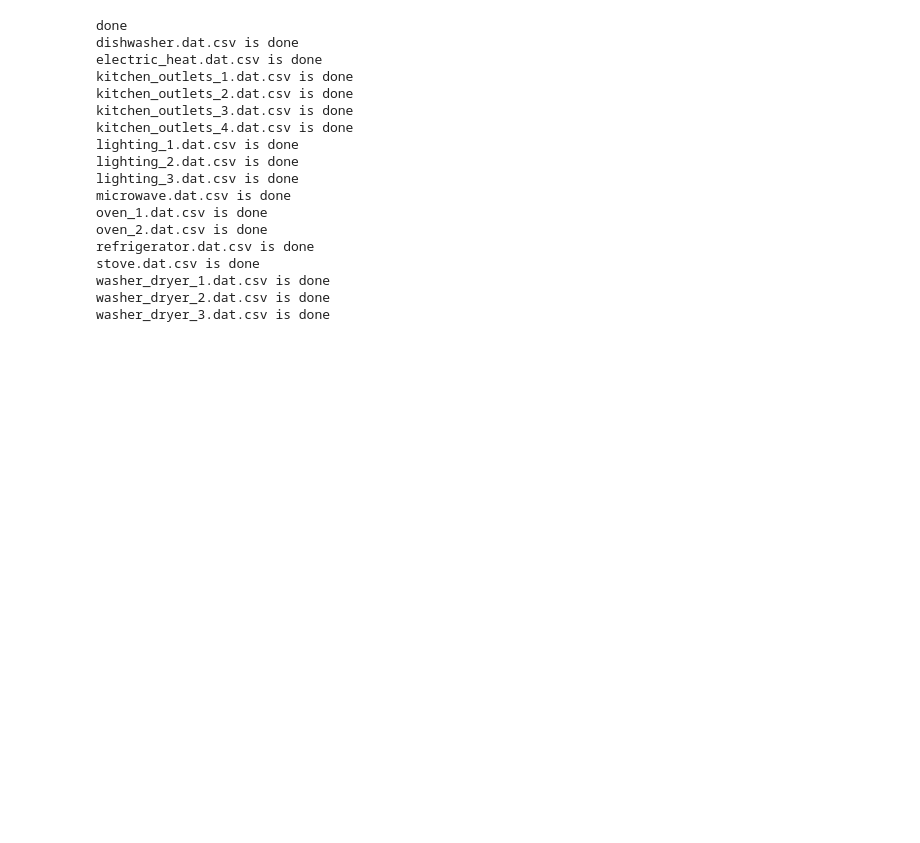
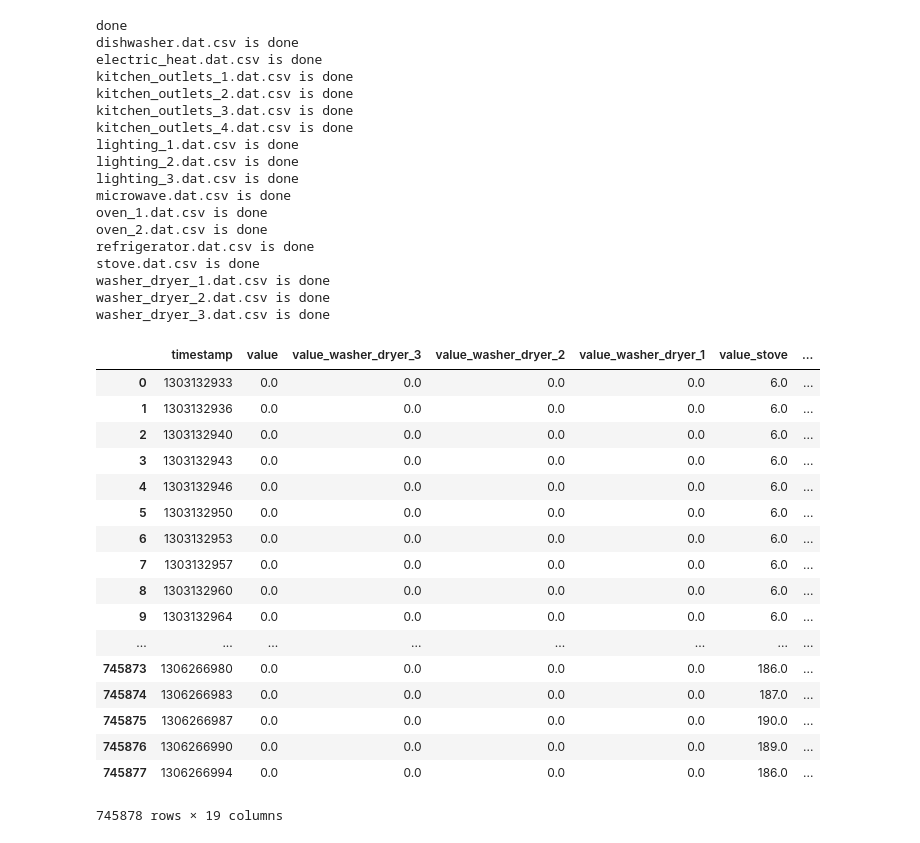
Before and after one commit to ziffy923/NILM-btp, a Jupyter notebook: house_1/merge_all_appliances_csvs.ipynb, the cells around one changed output. Cells and saved outputs as stored; diff of their text form; code cells hidden in the pictures; blank space fills up the shorter version.

Commit message:
merge csvs code updated

```diff
--- a/house_1/merge_all_appliances_csvs.ipynb
+++ b/house_1/merge_all_appliances_csvs.ipynb
@@ -40,3 +40,26 @@ stove.dat.csv is done
 washer_dryer_1.dat.csv is done
 washer_dryer_2.dat.csv is done
 washer_dryer_3.dat.csv is done
+# %%
+merged_csvs = pd.read_csv(path+"all_appliances_merged.csv",index_col=0)
+# %%
+merged_csvs
+# %% [output]
+|  | timestamp | value | value_washer_dryer_3 | value_washer_dryer_2 | value_washer_dryer_1 | value_stove | ... |
+| 0 | 1303132933 | 0.0 | 0.0 | 0.0 | 0.0 | 6.0 | ... |
+| 1 | 1303132936 | 0.0 | 0.0 | 0.0 | 0.0 | 6.0 | ... |
+| 2 | 1303132940 | 0.0 | 0.0 | 0.0 | 0.0 | 6.0 | ... |
+| 3 | 1303132943 | 0.0 | 0.0 | 0.0 | 0.0 | 6.0 | ... |
+| 4 | 1303132946 | 0.0 | 0.0 | 0.0 | 0.0 | 6.0 | ... |
+| 5 | 1303132950 | 0.0 | 0.0 | 0.0 | 0.0 | 6.0 | ... |
+| 6 | 1303132953 | 0.0 | 0.0 | 0.0 | 0.0 | 6.0 | ... |
+| 7 | 1303132957 | 0.0 | 0.0 | 0.0 | 0.0 | 6.0 | ... |
+| 8 | 1303132960 | 0.0 | 0.0 | 0.0 | 0.0 | 6.0 | ... |
+| 9 | 1303132964 | 0.0 | 0.0 | 0.0 | 0.0 | 6.0 | ... |
+| ... | ... | ... | ... | ... | ... | ... | ... |
+| 745873 | 1306266980 | 0.0 | 0.0 | 0.0 | 0.0 | 186.0 | ... |
+| 745874 | 1306266983 | 0.0 | 0.0 | 0.0 | 0.0 | 187.0 | ... |
+| 745875 | 1306266987 | 0.0 | 0.0 | 0.0 | 0.0 | 190.0 | ... |
+| 745876 | 1306266990 | 0.0 | 0.0 | 0.0 | 0.0 | 189.0 | ... |
+| 745877 | 1306266994 | 0.0 | 0.0 | 0.0 | 0.0 | 186.0 | ... |
+745878 rows × 19 columns
```
Also changed, not shown: parts of 1 cell of this notebook.
